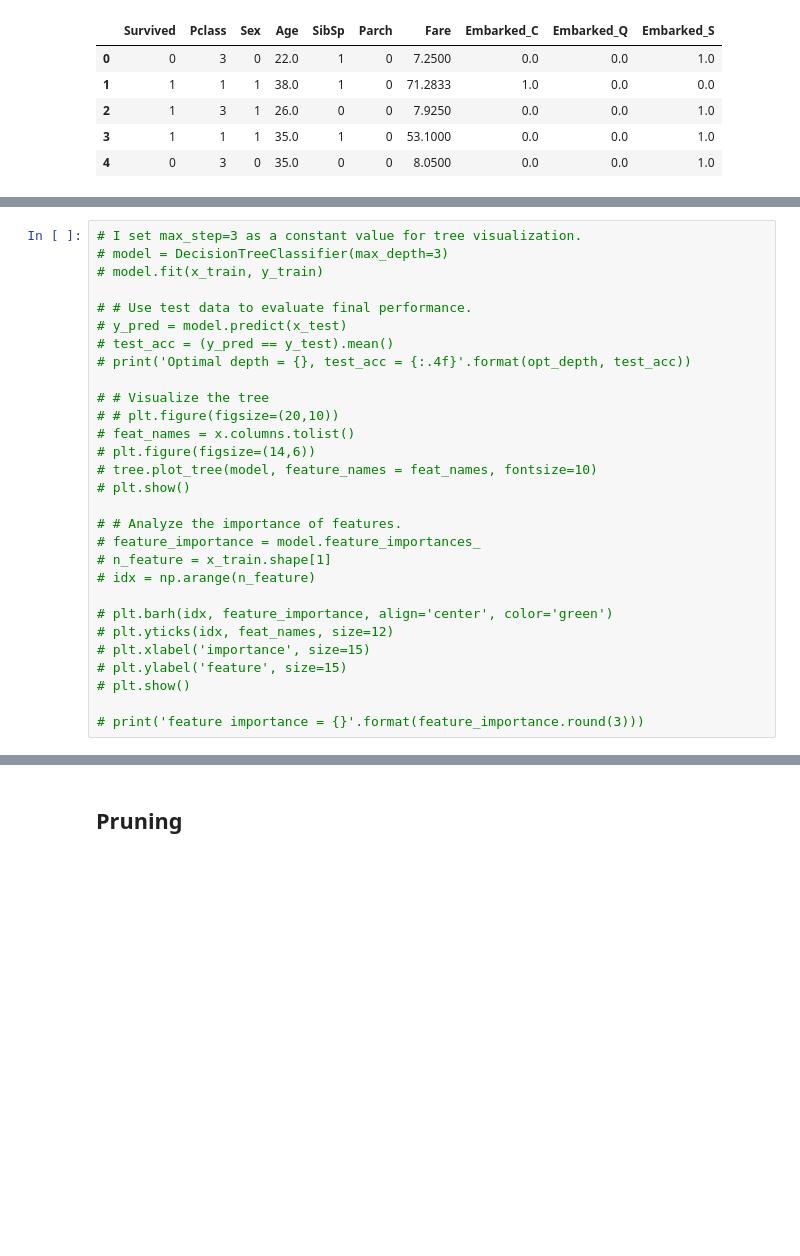
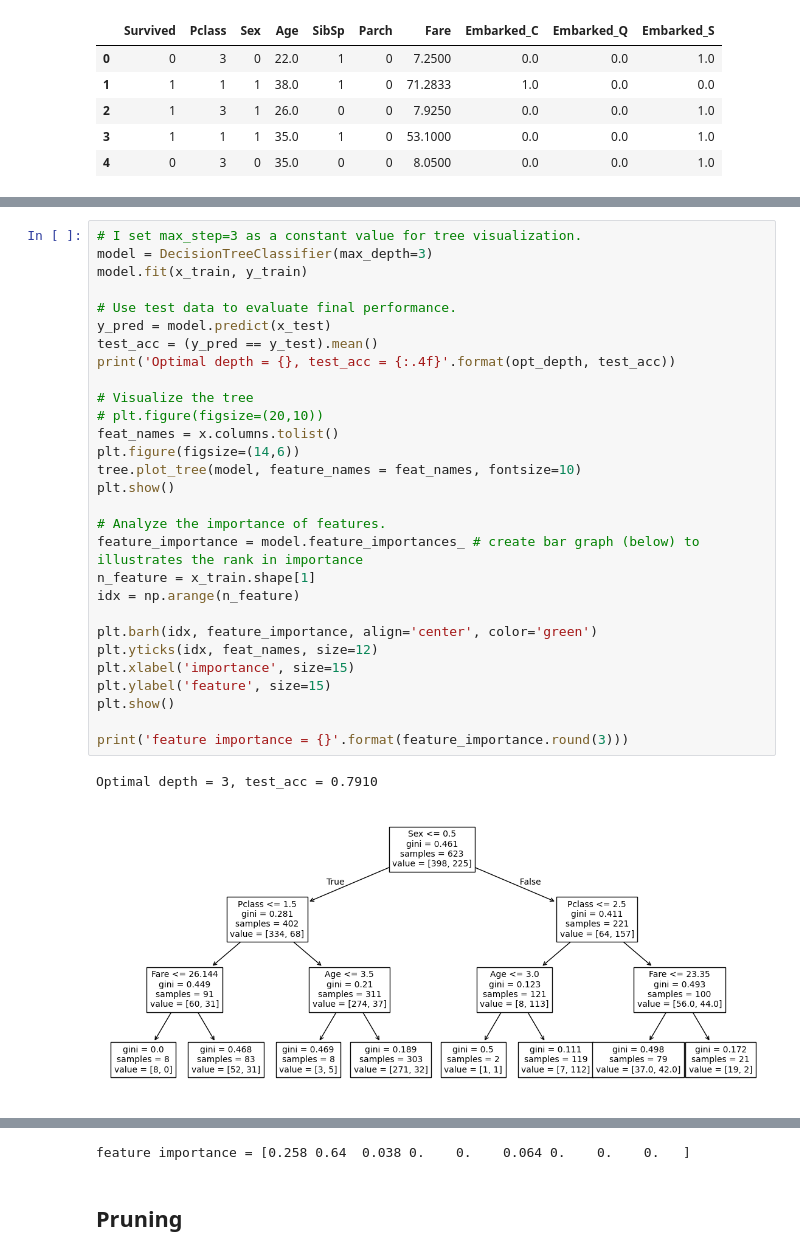
Before and after one commit to Beat27/DAC-Curriculum, a Jupyter notebook: DAC-006_Machine_Learning/DAC-006-Intro_to_ML_Session_2_Student.ipynb, the cells around one changed output, grey strips where cells are left out. Drawn from its saved outputs; the diff is of its cells as text; blank space fills up the shorter version.

```diff
--- a/DAC-006_Machine_Learning/DAC-006-Intro_to_ML_Session_2_Student.ipynb
+++ b/DAC-006_Machine_Learning/DAC-006-Intro_to_ML_Session_2_Student.ipynb
@@ -241,29 +241,32 @@ Depth = 8, train_acc = 0.9053, eval_acc = 0.7015
 # %%
 # I set max_step=3 as a constant value for tree visualization.
-# model = DecisionTreeClassifier(max_depth=3)
-# model.fit(x_train, y_train)
+model = DecisionTreeClassifier(max_depth=3)
+model.fit(x_train, y_train)
 
-# # Use test data to evaluate final performance.
-# y_pred = model.predict(x_test)
-# test_acc = (y_pred == y_test).mean()
-# print('Optimal depth = {}, test_acc = {:.4f}'.format(opt_depth, test_acc))
+# Use test data to evaluate final performance.
+y_pred = model.predict(x_test)
+test_acc = (y_pred == y_test).mean()
+print('Optimal depth = {}, test_acc = {:.4f}'.format(opt_depth, test_acc))
 
-# # Visualize the tree
-# # plt.figure(figsize=(20,10))
-# feat_names = x.columns.tolist()
-# plt.figure(figsize=(14,6))
-# tree.plot_tree(model, feature_names = feat_names, fontsize=10)
-# plt.show()
+# Visualize the tree
+# plt.figure(figsize=(20,10))
+feat_names = x.columns.tolist()
+plt.figure(figsize=(14,6))
+tree.plot_tree(model, feature_names = feat_names, fontsize=10)
+plt.show()
 
-# # Analyze the importance of features.
-# feature_importance = model.feature_importances_
-# n_feature = x_train.shape[1]
-# idx = np.arange(n_feature)
+# Analyze the importance of features.
+feature_importance = model.feature_importances_ # create bar graph (below) to illustrates the rank in importance
+n_feature = x_train.shape[1]
+idx = np.arange(n_feature)
 
-# plt.barh(idx, feature_importance, align='center', color='green')
-# plt.yticks(idx, feat_names, size=12)
-# plt.xlabel('importance', size=15)
-# plt.ylabel('feature', size=15)
-# plt.show()
+plt.barh(idx, feature_importance, align='center', color='green')
+plt.yticks(idx, feat_names, size=12)
+plt.xlabel('importance', size=15)
+plt.ylabel('feature', size=15)
+plt.show()
 
-# print('feature importance = {}'.format(feature_importance.round(3)))
+print('feature importance = {}'.format(feature_importance.round(3)))
+# %% [output]
+Optimal depth = 3, test_acc = 0.7910
+[figure, added]
@@ -270,3 +274,4 @@ Depth = 8, train_acc = 0.9053, eval_acc = 0.7015
+feature importance = [0.258 0.64  0.038 0.    0.    0.064 0.    0.    0.   ]
 # %% [markdown]
 ## Pruning
 # %% [markdown]
```
Also changed, not shown: parts of 15 cells of this notebook, 3 other files.
